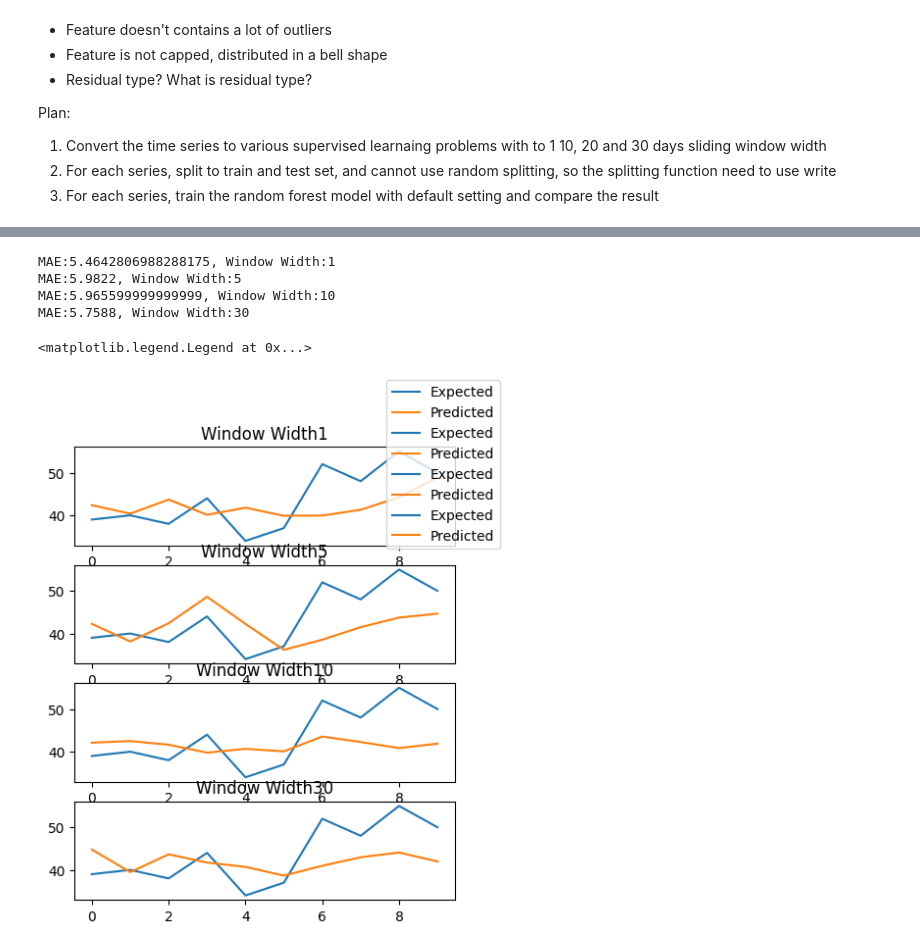
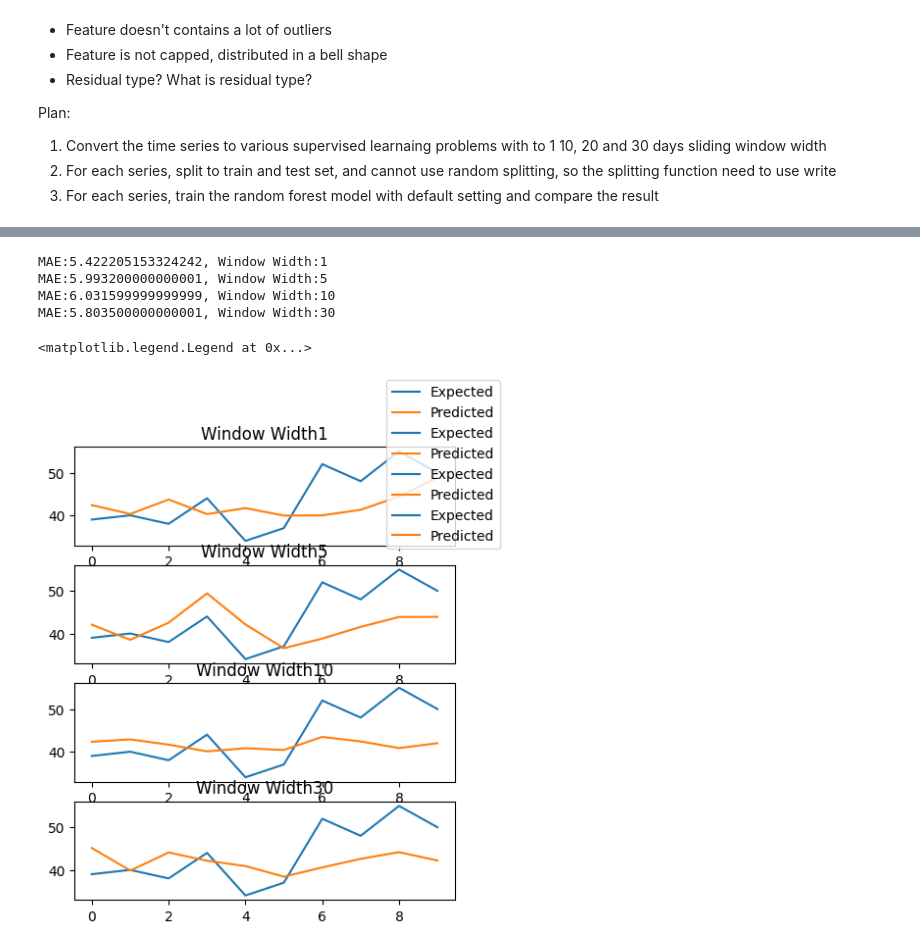
Before and after one commit to zqTheDesigner/study_KNN, a Jupyter notebook: random-forest/births_timeseries.ipynb, the cells around one changed output, grey strips where cells are left out. Saved outputs shown, nothing was run; the diff lists cells and outputs as text; code cells hidden in the pictures.

```diff
--- a/random-forest/births_timeseries.ipynb
+++ b/random-forest/births_timeseries.ipynb
@@ -147,13 +154,13 @@ class WalkForwardValidation:
         fig.legend()
         fig.show()
 # %%
-series_to_supervised = SeriesToSupervised()
+series_to_supervised = SeriesToSupervised(n_in=3)
 births_supervised = series_to_supervised.fit_transform(births_ts_lst)
 
 features, labels = series_to_supervised.get_feature_label()
 # %%
 from sklearn.ensemble import RandomForestRegressor
 
-random_forest_regressor  = RandomForestRegressor()
+random_forest_regressor  = RandomForestRegressor(criterion='absolute_error')
 
 wfv = WalkForwardValidation(random_forest_regressor, features, labels, n_test=10 )
@@ -160,4 +173,5 @@ wfv = WalkForwardValidation(random_forest_regressor, features, labels, n_test=10
 # %%
+# Test 1 : default criterion
 window_width = [1, 5, 10, 30]
 fig, axes = plt.subplots(4, 1, figsize=(5, 6))
 for idx, ww in enumerate(window_width):
@@ -165,7 +179,7 @@ for idx, ww in enumerate(window_width):
     births_supervised = series_to_supervised.fit_transform(births_ts_lst)
     features, labels = series_to_supervised.get_feature_label()
     random_forest_regressor = RandomForestRegressor()
-    wfv = WalkForwardValidation(random_forest_regressor, features, labels, n_test=10)
+    wfv = WalkForwardValidation(random_forest_regressor, features, labels, n_test=60)
     wfv.validate()
     print("MAE:{}, Window Width:{}".format(wfv.mae, ww))
     axes[idx].plot(wfv.expected, label="Expected")
@@ -182,0 +197,18 @@ MAE:5.741000000000001, Window Width:30
+# %%
+# Test 2 : criterion = 'absolute_error'
+
+window_width = [1, 5, 10, 30]
+fig, axes = plt.subplots(4, 1, figsize=(5, 6))
+for idx, ww in enumerate(window_width):
+    series_to_supervised = SeriesToSupervised(n_in=ww)
+    births_supervised = series_to_supervised.fit_transform(births_ts_lst)
+    features, labels = series_to_supervised.get_feature_label()
+    random_forest_regressor = RandomForestRegressor(criterion='absolute_error')
+    wfv = WalkForwardValidation(random_forest_regressor, features, labels, n_test=60)
+    wfv.validate()
+    print("MAE:{}, Window Width:{}".format(wfv.mae, ww))
+    axes[idx].plot(wfv.expected, label="Expected")
+    axes[idx].plot(wfv.predicted, label="Predicted")
+    axes[idx].title.set_text("Window Width{}".format(ww))
+
+fig.legend()
@@ -206,23 +245,23 @@ MAE:5.739800000000001, Window Width:30
 # %%
 window_width = [1, 5, 10, 30]
 fig, axes = plt.subplots(4, 1, figsize=(5, 6))
 for idx, ww in enumerate(window_width):
     series_to_supervised = SeriesToSupervised(n_in=ww)
     births_supervised = series_to_supervised.fit_transform(births_ts_lst)
     features, labels = series_to_supervised.get_feature_label()
-    random_forest_regressor = RandomForestRegressor(n_estimators=1000)
+    random_forest_regressor = RandomForestRegressor(n_estimators=1000, criterion='absolute_error')
     wfv = WalkForwardValidation(random_forest_regressor, features, labels, n_test=10)
     wfv.validate()
     print("MAE:{}, Window Width:{}".format(wfv.mae, ww))
     axes[idx].plot(wfv.expected, label="Expected")
     axes[idx].plot(wfv.predicted, label="Predicted")
     axes[idx].title.set_text("Window Width{}".format(ww))
 
 fig.legend()
 # %% [output]
-MAE:5.4642806988288175, Window Width:1
-MAE:5.9822, Window Width:5
-MAE:5.965599999999999, Window Width:10
-MAE:5.7588, Window Width:30
+MAE:5.422205153324242, Window Width:1
+MAE:5.993200000000001, Window Width:5
+MAE:6.031599999999999, Window Width:10
+MAE:5.803500000000001, Window Width:30
 <matplotlib.legend.Legend at 0x...>
-[figure, old version]
+[figure, new version]
```
Also changed, not shown: parts of 6 cells of this notebook.
